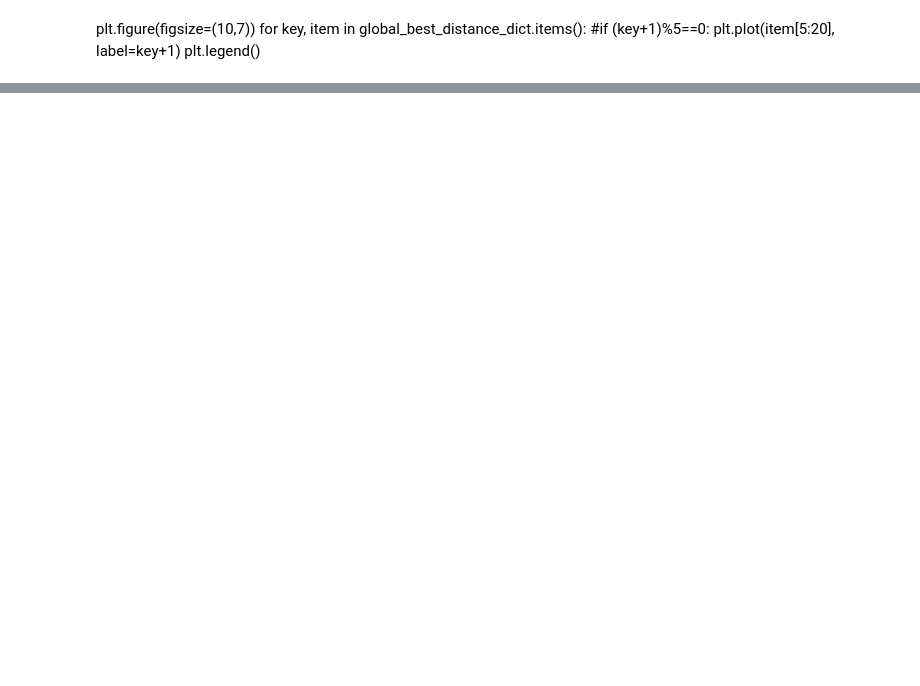
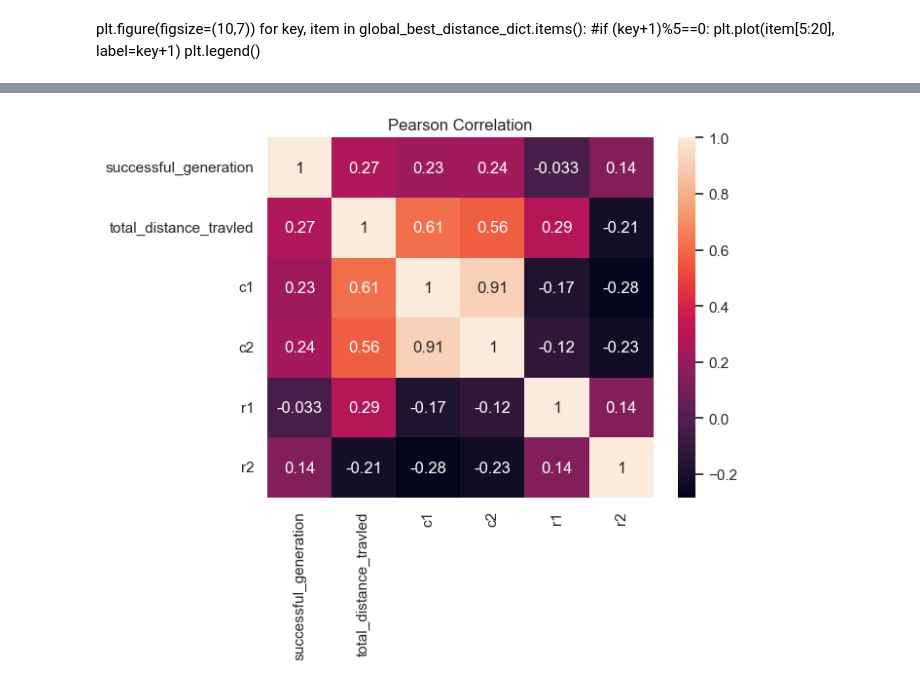
Before and after one commit to MadushanPathirana/Intelligent_Agents_in_Gaming, a Jupyter notebook: POS.ipynb, the cells around one changed output, grey strips where cells are left out. Saved outputs shown, nothing was run; the diff lists cells and outputs as text; code cells hidden in the pictures; blank space fills up the shorter version.

```diff
--- a/POS.ipynb
+++ b/POS.ipynb
@@ -302,0 +586,4 @@ plt.close()
+# %%
+sns.heatmap(results[['successful_generation','total_distance_travled', 'c1', 'c2', 'r1', 'r2',]].corr(),annot=True).set_title('Pearson Correlation');
+# %% [output]
+[figure, added]
```
Also changed, not shown: parts of 18 cells of this notebook, 2 other files.
